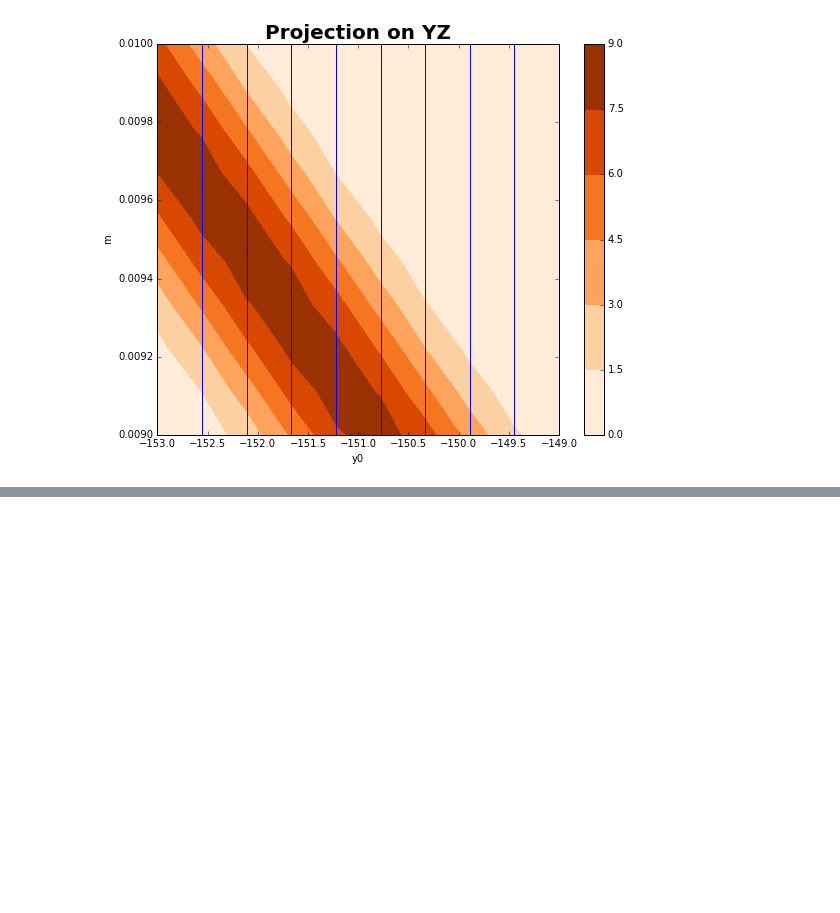
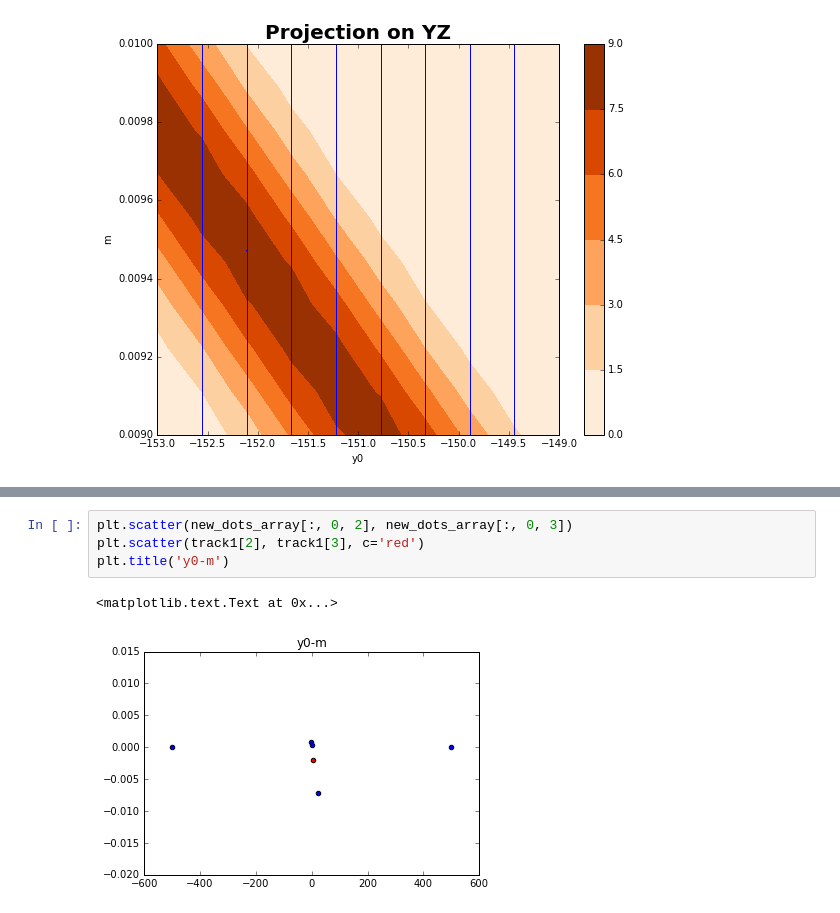
Before and after one commit to hushchyn-mikhail/ship_tracking_summer2016, a Jupyter notebook: notebooks/Retina_demonstration.ipynb, the cells around one changed output, grey strips where cells are left out. Saved outputs shown, nothing was run; the diff lists cells and outputs as text; blank space fills up the shorter version.

```diff
--- a/notebooks/Retina_demonstration.ipynb
+++ b/notebooks/Retina_demonstration.ipynb
@@ -276,0 +309,7 @@ plt.ylim([0.009, 0.01])
+# %%
+plt.scatter(new_dots_array[:, 0, 2], new_dots_array[:, 0, 3])
+plt.scatter(track1[2], track1[3], c='red')
+plt.title('y0-m')
+# %% [output]
+<matplotlib.text.Text at 0x...>
+[figure, added]
```
Also changed, not shown: parts of 18 cells of this notebook, 3 other files.
